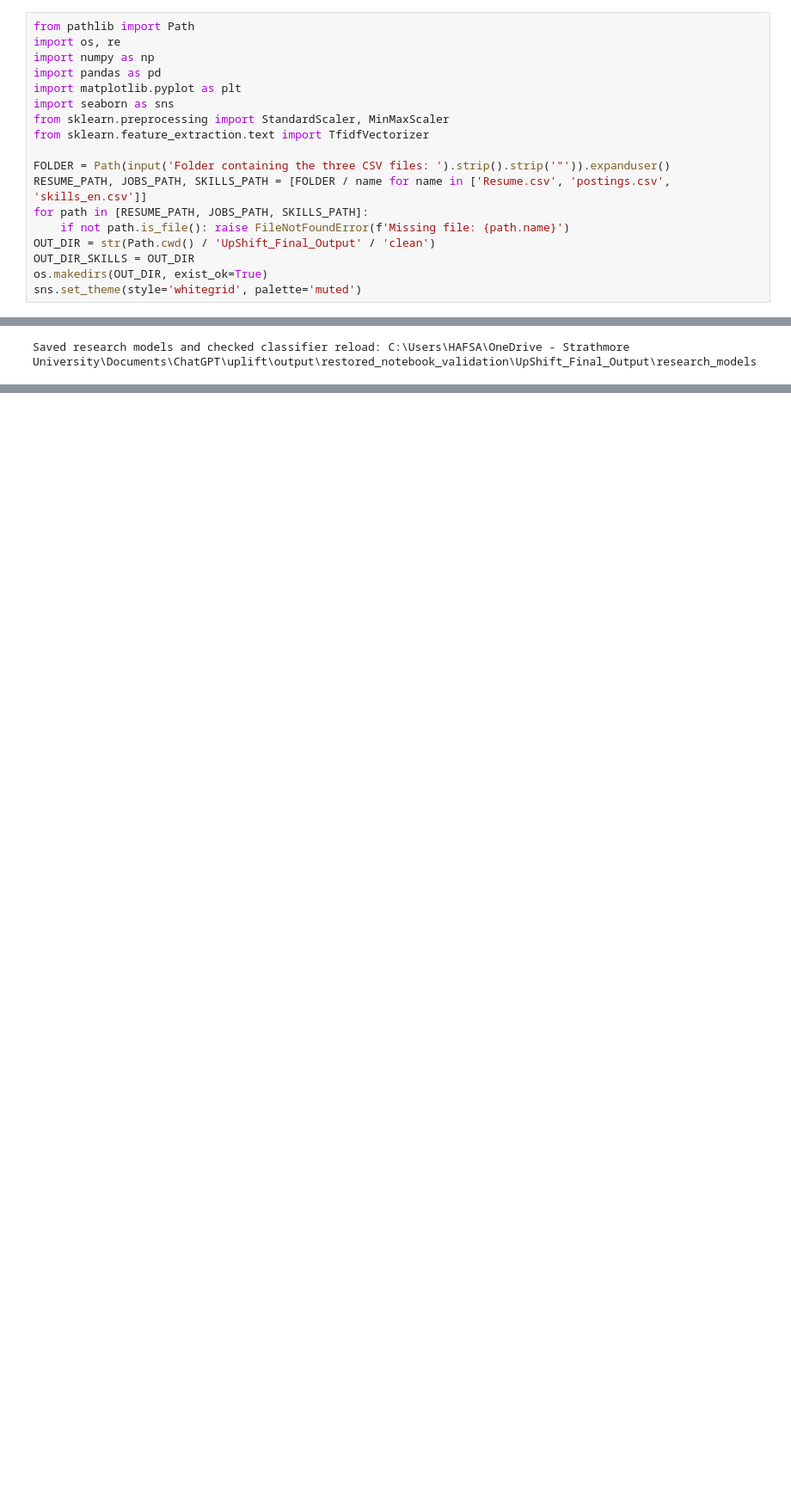
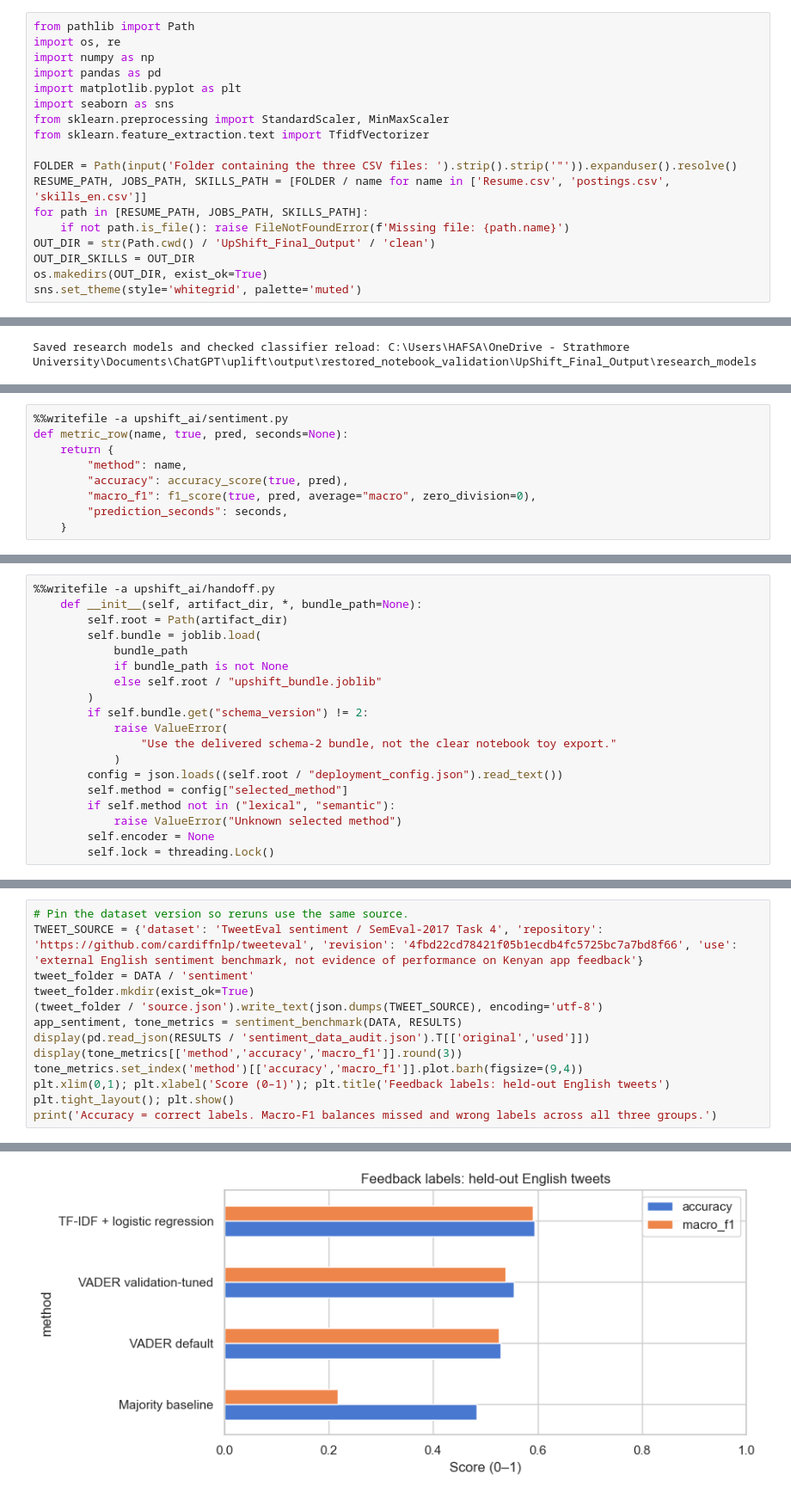
Before and after one commit to wangui-technerd/Upshift, a Jupyter notebook: ai/notebooks/SemanticMatching_Final.ipynb, the cells around one changed output, grey strips where cells are left out. Shown at 86% size. Cells and saved outputs as stored; diff of their text form; blank space fills up the shorter version.

Commit message:
Complete notebook with live model code and backend checks

```diff
--- a/ai/notebooks/SemanticMatching_Final.ipynb
+++ b/ai/notebooks/SemanticMatching_Final.ipynb
@@ -29,7 +34,7 @@ import seaborn as sns
 from sklearn.preprocessing import StandardScaler, MinMaxScaler
 from sklearn.feature_extraction.text import TfidfVectorizer
 
-FOLDER = Path(input('Folder containing the three CSV files: ').strip().strip('"')).expanduser()
+FOLDER = Path(input('Folder containing the three CSV files: ').strip().strip('"')).expanduser().resolve()
 RESUME_PATH, JOBS_PATH, SKILLS_PATH = [FOLDER / name for name in ['Resume.csv', 'postings.csv', 'skills_en.csv']]
 for path in [RESUME_PATH, JOBS_PATH, SKILLS_PATH]:
     if not path.is_file(): raise FileNotFoundError(f'Missing file: {path.name}')
@@ -2350,0 +3084,9 @@ Saved research models and checked classifier reload: C:\Users\HAFSA\OneDrive - S
+# %%
+%%writefile -a upshift_ai/sentiment.py
+def metric_row(name, true, pred, seconds=None):
+    return {
+        "method": name,
+        "accuracy": accuracy_score(true, pred),
+        "macro_f1": f1_score(true, pred, average="macro", zero_division=0),
+        "prediction_seconds": seconds,
+    }
@@ -2350,0 +3263,19 @@ Saved research models and checked classifier reload: C:\Users\HAFSA\OneDrive - S
+# %%
+%%writefile -a upshift_ai/handoff.py
+    def __init__(self, artifact_dir, *, bundle_path=None):
+        self.root = Path(artifact_dir)
+        self.bundle = joblib.load(
+            bundle_path
+            if bundle_path is not None
+            else self.root / "upshift_bundle.joblib"
+        )
+        if self.bundle.get("schema_version") != 2:
+            raise ValueError(
+                "Use the delivered schema-2 bundle, not the clear notebook toy export."
+            )
+        config = json.loads((self.root / "deployment_config.json").read_text())
+        self.method = config["selected_method"]
+        if self.method not in ("lexical", "semantic"):
+            raise ValueError("Unknown selected method")
+        self.encoder = None
+        self.lock = threading.Lock()
@@ -2350,0 +3593,14 @@ Saved research models and checked classifier reload: C:\Users\HAFSA\OneDrive - S
+# %%
+# Pin the dataset version so reruns use the same source.
+TWEET_SOURCE = {'dataset': 'TweetEval sentiment / SemEval-2017 Task 4', 'repository': 'https://github.com/cardiffnlp/tweeteval', 'revision': '4fbd22cd78421f05b1ecdb4fc5725bc7a7bd8f66', 'use': 'external English sentiment benchmark, not evidence of performance on Kenyan app feedback'}
+tweet_folder = DATA / 'sentiment'
+tweet_folder.mkdir(exist_ok=True)
+(tweet_folder / 'source.json').write_text(json.dumps(TWEET_SOURCE), encoding='utf-8')
+app_sentiment, tone_metrics = sentiment_benchmark(DATA, RESULTS)
+display(pd.read_json(RESULTS / 'sentiment_data_audit.json').T[['original','used']])
+display(tone_metrics[['method','accuracy','macro_f1']].round(3))
+tone_metrics.set_index('method')[['accuracy','macro_f1']].plot.barh(figsize=(9,4))
+plt.xlim(0,1); plt.xlabel('Score (0–1)'); plt.title('Feedback labels: held-out English tweets')
+plt.tight_layout(); plt.show()
+print('Accuracy = correct labels. Macro-F1 balances missed and wrong labels across all three groups.')
+# %% [output]
@@ -2350,0 +3625 @@ Saved research models and checked classifier reload: C:\Users\HAFSA\OneDrive - S
+[figure, added]
```
Also changed, not shown: parts of 67 cells of this notebook, 2 other files.
